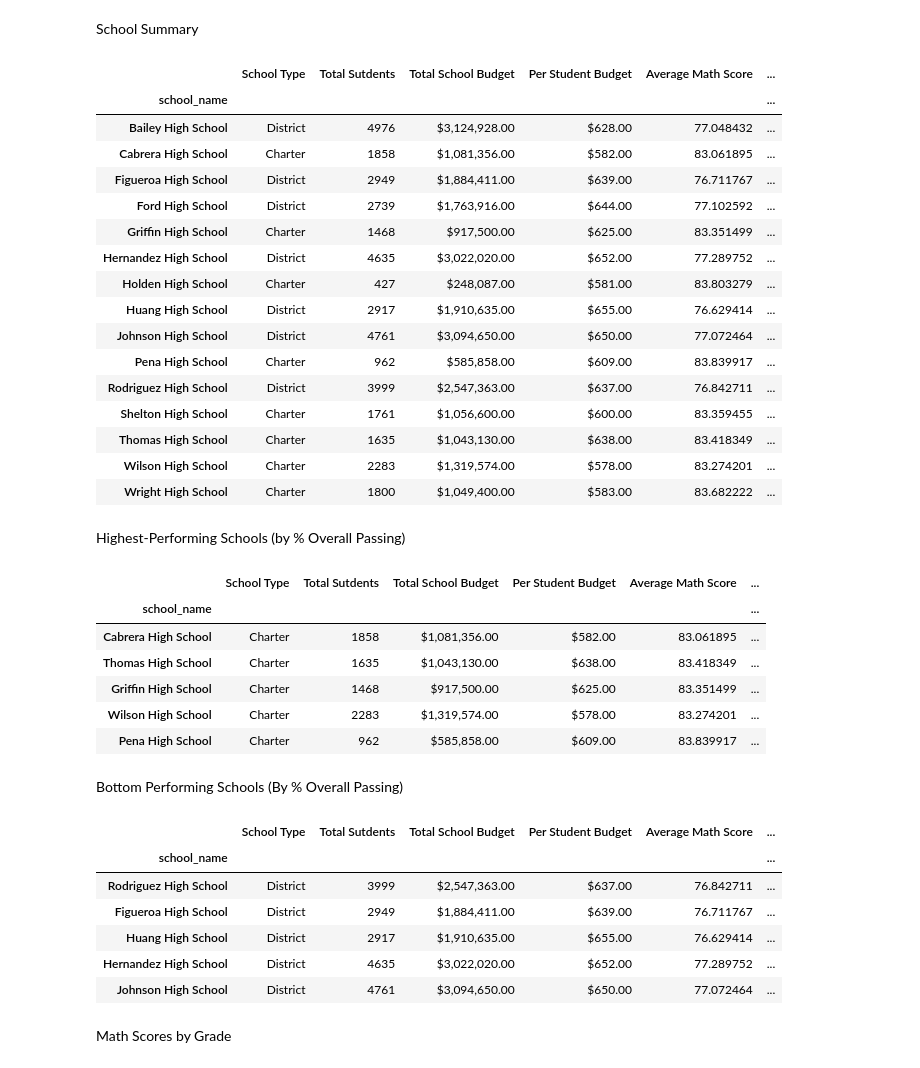
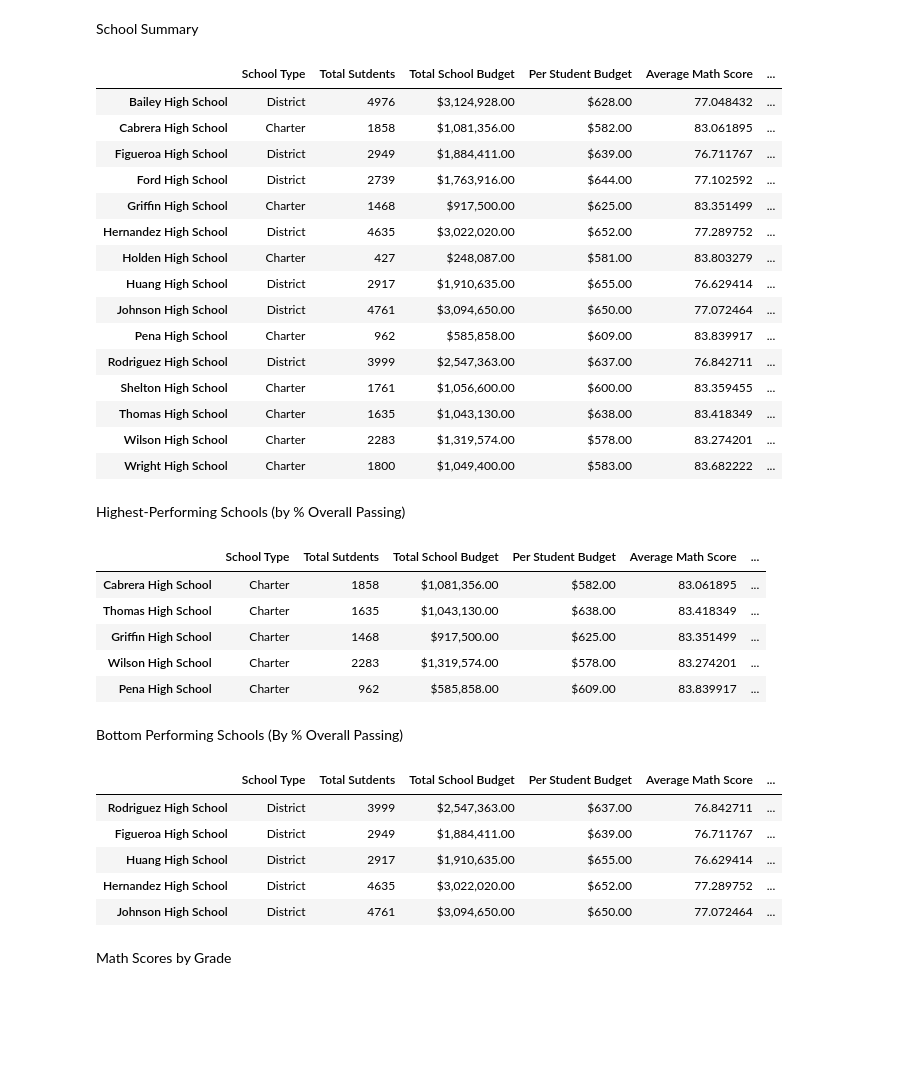
Before and after one commit to bburwinkel0721/School-Report-Pandas-Challenge, a Jupyter notebook: PyCitySchools/Pandas_Challenge.ipynb, the cells around one changed output. Drawn from its saved outputs; the diff is of its cells as text; code cells hidden in the pictures; blank space fills up the shorter version.

Commit message:
Fixed an issue with the index name

```diff
--- a/PyCitySchools/Pandas_Challenge.ipynb
+++ b/PyCitySchools/Pandas_Challenge.ipynb
@@ -155,24 +155,24 @@ overall_passing_rate = school_students_passing_math_and_reading / per_school_cou
 # %%
 # Create a DataFrame called `per_school_summary` with columns for the calculations above.
 per_school_summary = pd.DataFrame({"School Type": school_types,
                                    "Total Sutdents": per_school_counts,
                                    "Total School Budget": per_school_budget,
                                    "Per Student Budget": per_school_capita,
                                    "Average Math Score": per_school_math,
                                    "Average Reading Score": per_school_reading,
                                    "% Passing Math":per_school_passing_math,
                                    "% Passing Reading":per_school_passing_reading,
                                    "% Overall Passing":overall_passing_rate})
 
 # Formatting
 per_school_summary["Total School Budget"] = per_school_summary["Total School Budget"].map("${:,.2f}".format)
 per_school_summary["Per Student Budget"] = per_school_summary["Per Student Budget"].map("${:,.2f}".format)
 
 # Display the DataFrame
+per_school_summary.index.name = None
 per_school_summary
 # %% [output]
 |  | School Type | Total Sutdents | Total School Budget | Per Student Budget | Average Math Score | ... |
-| school_name |  |  |  |  |  | ... |
 | Bailey High School | District | 4976 | $3,124,928.00 | $628.00 | 77.048432 | ... |
 | Cabrera High School | Charter | 1858 | $1,081,356.00 | $582.00 | 83.061895 | ... |
 | Figueroa High School | District | 2949 | $1,884,411.00 | $639.00 | 76.711767 | ... |
@@ -196,7 +196,6 @@ top_schools = per_school_summary.sort_values("% Overall Passing", ascending=Fals
 top_schools.head(5)
 # %% [output]
 |  | School Type | Total Sutdents | Total School Budget | Per Student Budget | Average Math Score | ... |
-| school_name |  |  |  |  |  | ... |
 | Cabrera High School | Charter | 1858 | $1,081,356.00 | $582.00 | 83.061895 | ... |
 | Thomas High School | Charter | 1635 | $1,043,130.00 | $638.00 | 83.418349 | ... |
 | Griffin High School | Charter | 1468 | $917,500.00 | $625.00 | 83.351499 | ... |
@@ -210,7 +209,6 @@ bottom_schools = per_school_summary.sort_values("% Overall Passing", ascending=T
 bottom_schools.head(5)
 # %% [output]
 |  | School Type | Total Sutdents | Total School Budget | Per Student Budget | Average Math Score | ... |
-| school_name |  |  |  |  |  | ... |
 | Rodriguez High School | District | 3999 | $2,547,363.00 | $637.00 | 76.842711 | ... |
 | Figueroa High School | District | 2949 | $1,884,411.00 | $639.00 | 76.711767 | ... |
 | Huang High School | District | 2917 | $1,910,635.00 | $655.00 | 76.629414 | ... |
```
Also changed, not shown: parts of 2 cells of this notebook.
